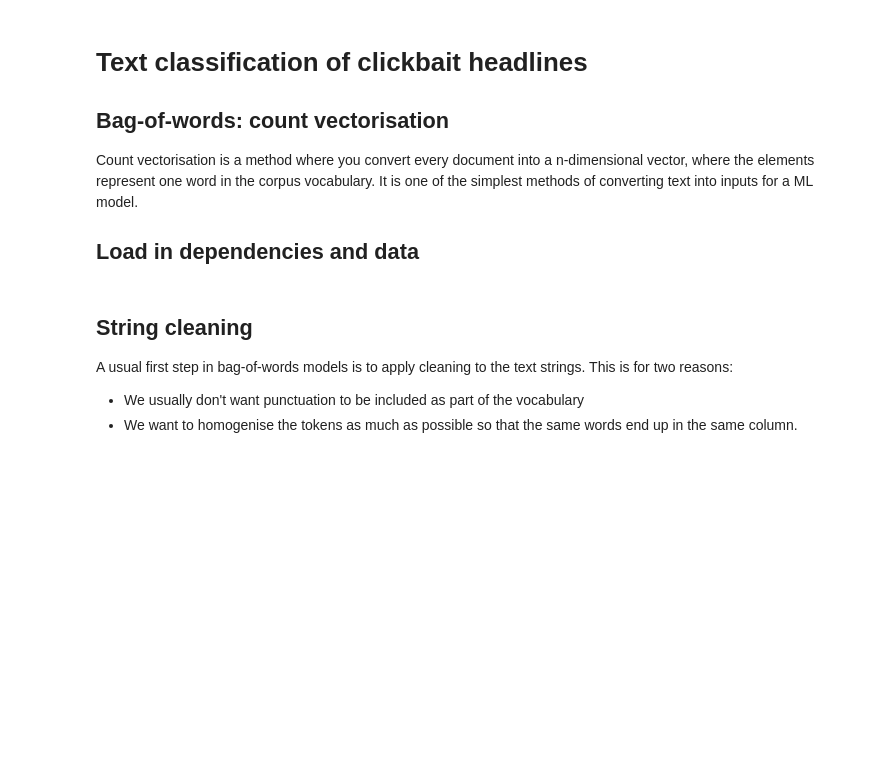
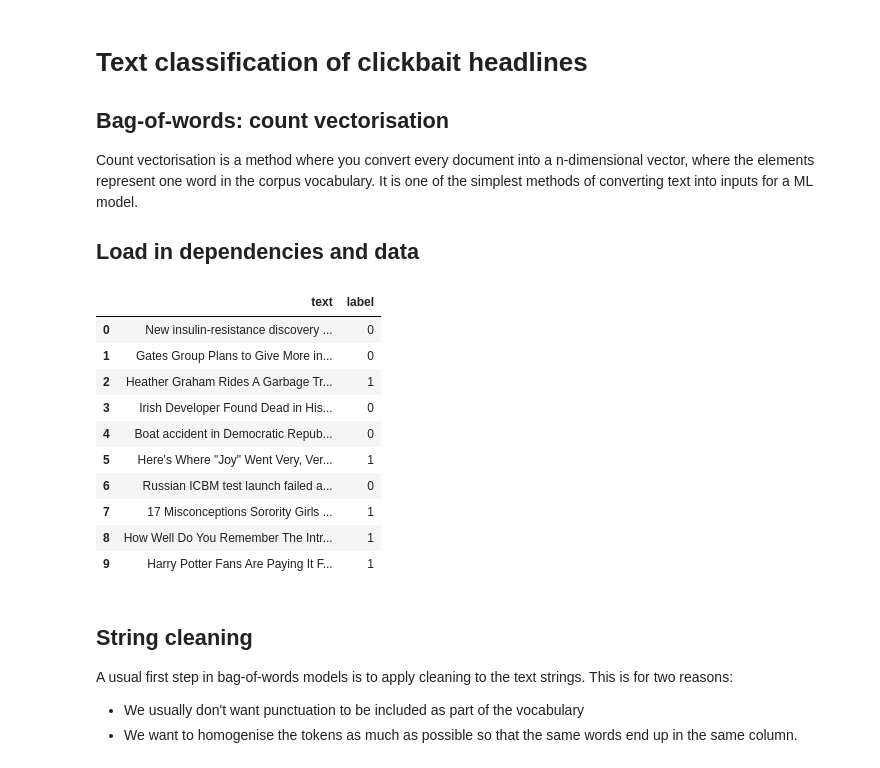
Before and after one commit to t-redactyl/text-to-vectors, a Jupyter notebook: bag-of-words.ipynb, the cells around one changed output. Saved outputs shown, nothing was run; the diff lists cells and outputs as text; code cells hidden in the pictures; blank space fills up the shorter version.

```diff
--- a/bag-of-words.ipynb
+++ b/bag-of-words.ipynb
@@ -20,3 +17,17 @@ clickbait_test = pd.read_csv("data/clickbait_test.csv", sep="\t", header=0)
+# %%
+clickbait_train[:10]
+# %% [output]
+|  | text | label |
+| 0 | New insulin-resistance discovery ... | 0 |
+| 1 | Gates Group Plans to Give More in... | 0 |
+| 2 | Heather Graham Rides A Garbage Tr... | 1 |
+| 3 | Irish Developer Found Dead in His... | 0 |
+| 4 | Boat accident in Democratic Repub... | 0 |
+| 5 | Here's Where "Joy" Went Very, Ver... | 1 |
+| 6 | Russian ICBM test launch failed a... | 0 |
+| 7 | 17 Misconceptions Sorority Girls ... | 1 |
+| 8 | How Well Do You Remember The Intr... | 1 |
+| 9 | Harry Potter Fans Are Paying It F... | 1 |
 # %% [markdown]
 ## String cleaning
 A usual first step in bag-of-words models is to apply cleaning to the text strings. This is for two reasons:
```
Also changed, not shown: parts of 9 cells of this notebook, 2 other files.
